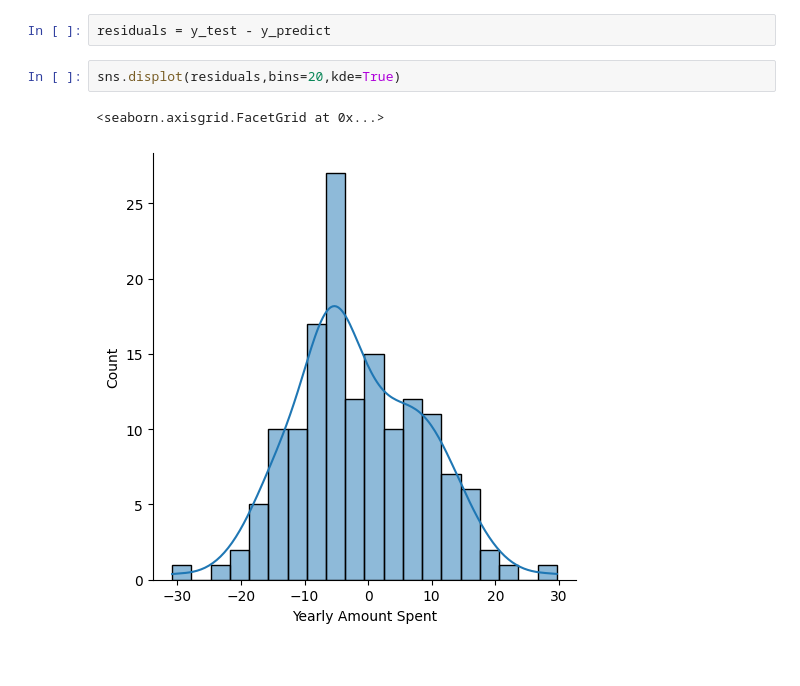
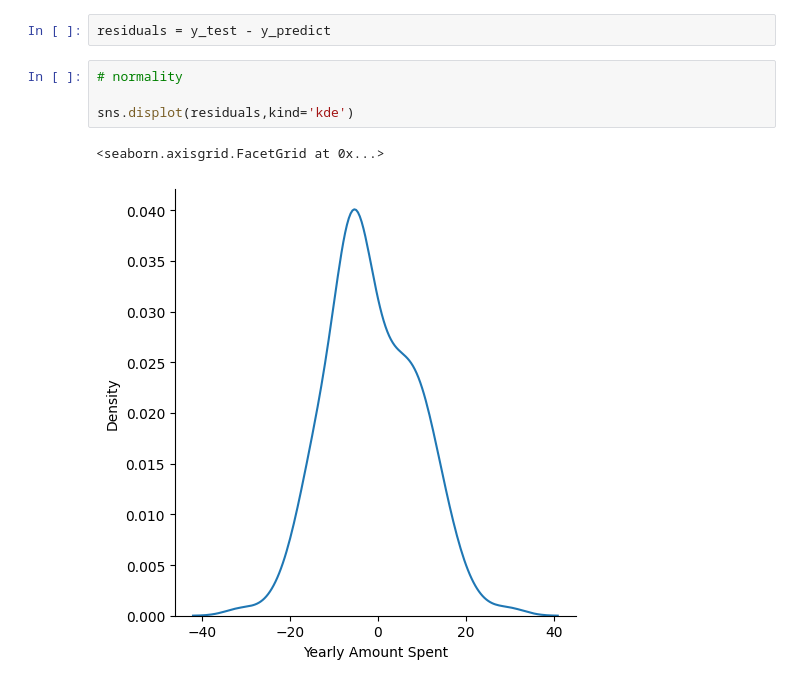
Before and after one commit to shreyaax30/Linear-Regression-E-commerce-Project, a Jupyter notebook: Notebook.ipynb, the cells around one changed output. Saved outputs shown, nothing was run; the diff lists cells and outputs as text.

```diff
--- a/Notebook.ipynb
+++ b/Notebook.ipynb
@@ -242,7 +242,9 @@ r2 score Error : 0.9808757641125857
 # %%
 residuals = y_test - y_predict
 # %%
-sns.displot(residuals,bins=20,kde=True)
+# normality
+
+sns.displot(residuals,kind='kde')
 # %% [output]
 <seaborn.axisgrid.FacetGrid at 0x...>
-[figure, old version]
+[figure, new version]
```
Also changed, not shown: parts of 1 cell of this notebook.
